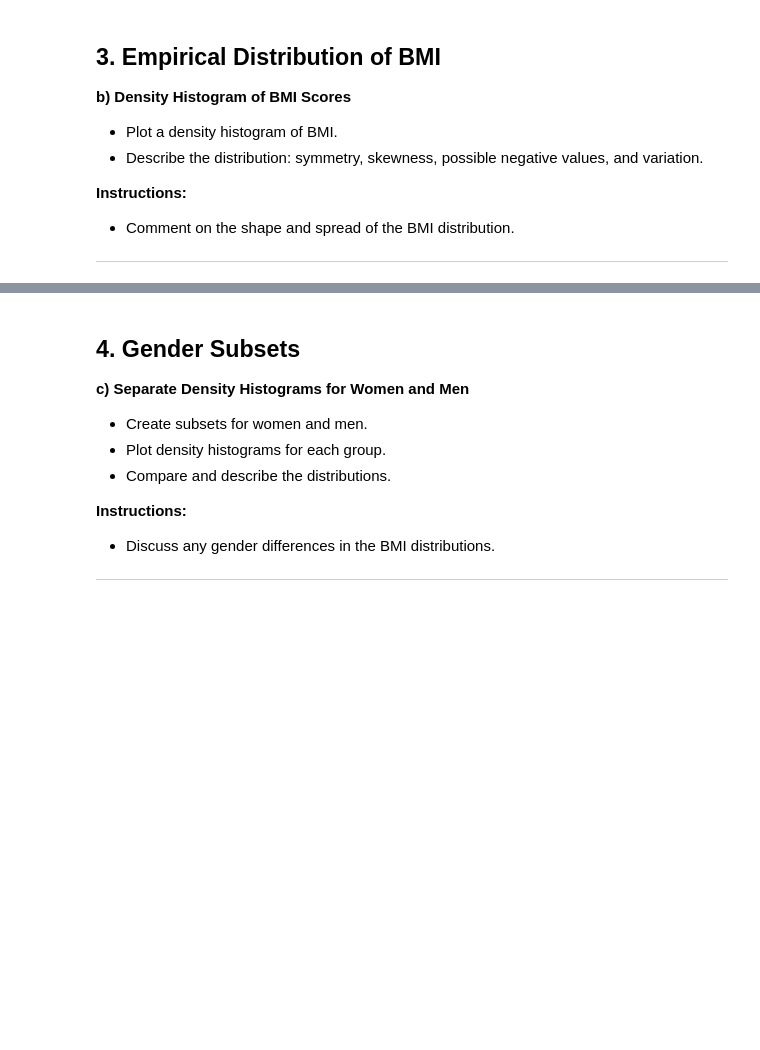
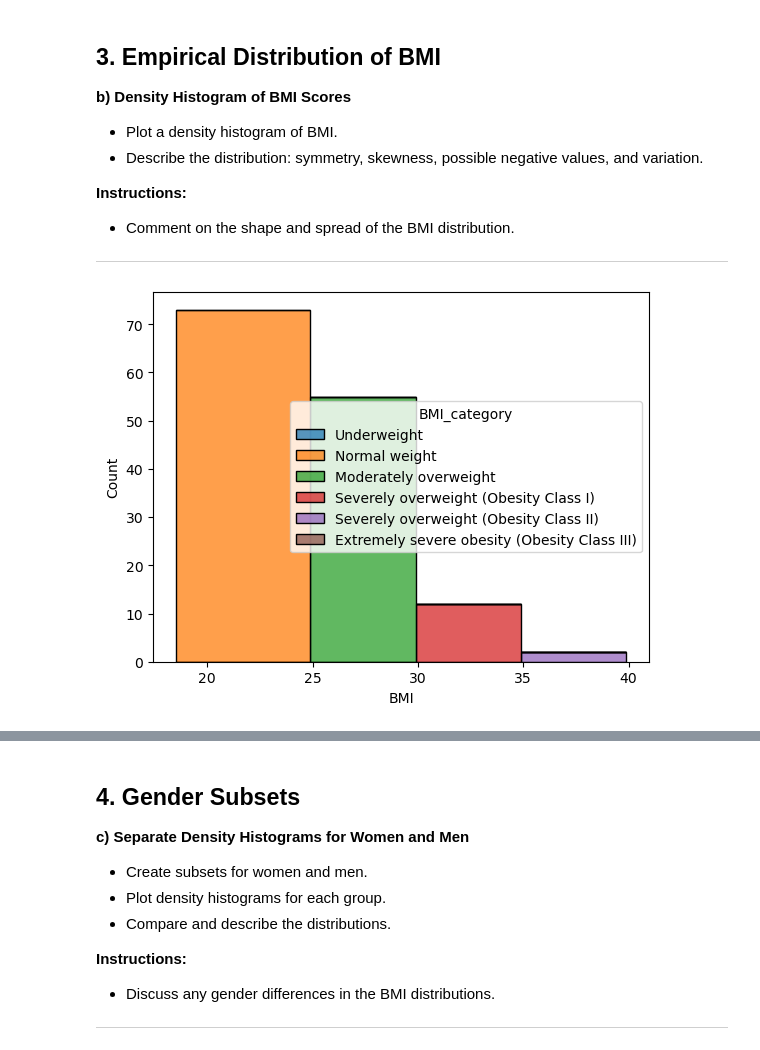
Before and after one commit to martijnooo/lab-eda-bmi, a Jupyter notebook: your-code/Descriptive_Analysis_BMI.ipynb, the cells around one changed output, grey strips where cells are left out. Drawn from its saved outputs; the diff is of its cells as text; code cells hidden in the pictures; blank space fills up the shorter version.

```diff
--- a/your-code/Descriptive_Analysis_BMI.ipynb
+++ b/your-code/Descriptive_Analysis_BMI.ipynb
@@ -63,3 +189,27 @@ Overweight and obesity, measured by Body Mass Index (BMI), are increasing health
 - Comment on the shape and spread of the BMI distribution.
 
 ---
+# %%
+bmi_classification = {
+    "Underweight": (None, 18.5),
+    "Normal weight": (18.5, 24.9),
+    "Moderately overweight": (25, 29.9),
+    "Severely overweight (Obesity Class I)": (30, 34.9),
+    "Severely overweight (Obesity Class II)": (35, 39.9),
+    "Extremely severe obesity (Obesity Class III)": (40, None)
+}
+
+bmis = {category:value[1] for category, value in bmi_classification.items() if value[1] is not None}
+# %%
+# Create labeled bins for BMI
+bin_edges = [float('-inf')] + list(bmis.values()) + [float('inf')]
+bin_labels = list(bmis.keys()) + ["Extremely severe obesity (Obesity Class III)"]
+
+# Add a new column for BMI categories
+df['BMI_category'] = pd.cut(df['BMI'], bins=bin_edges, labels=bin_labels, right=False)
+
+# Plot the histogram with labeled bins
+sns.histplot(df, x="BMI", bins=bin_edges, hue="BMI_category", multiple="stack")
+plt.show()
+# %% [output]
+[figure, added]
```
Also changed, not shown: parts of 26 cells of this notebook.
